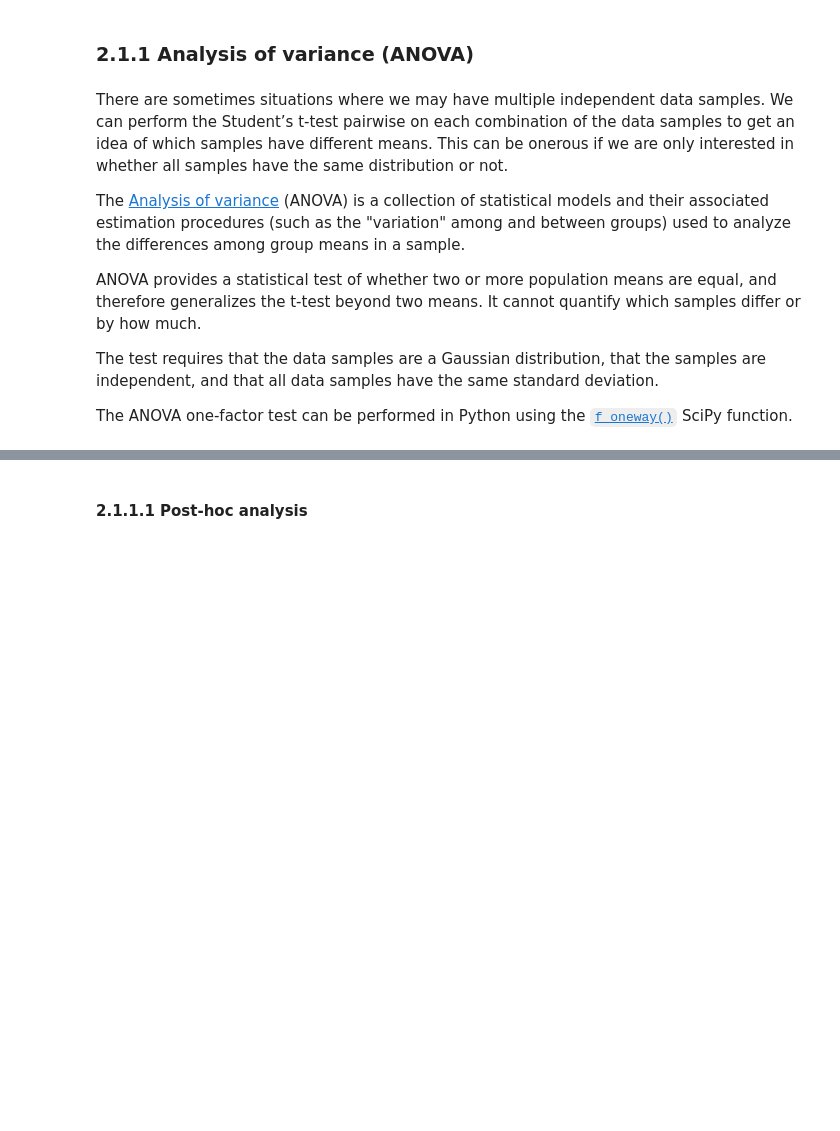
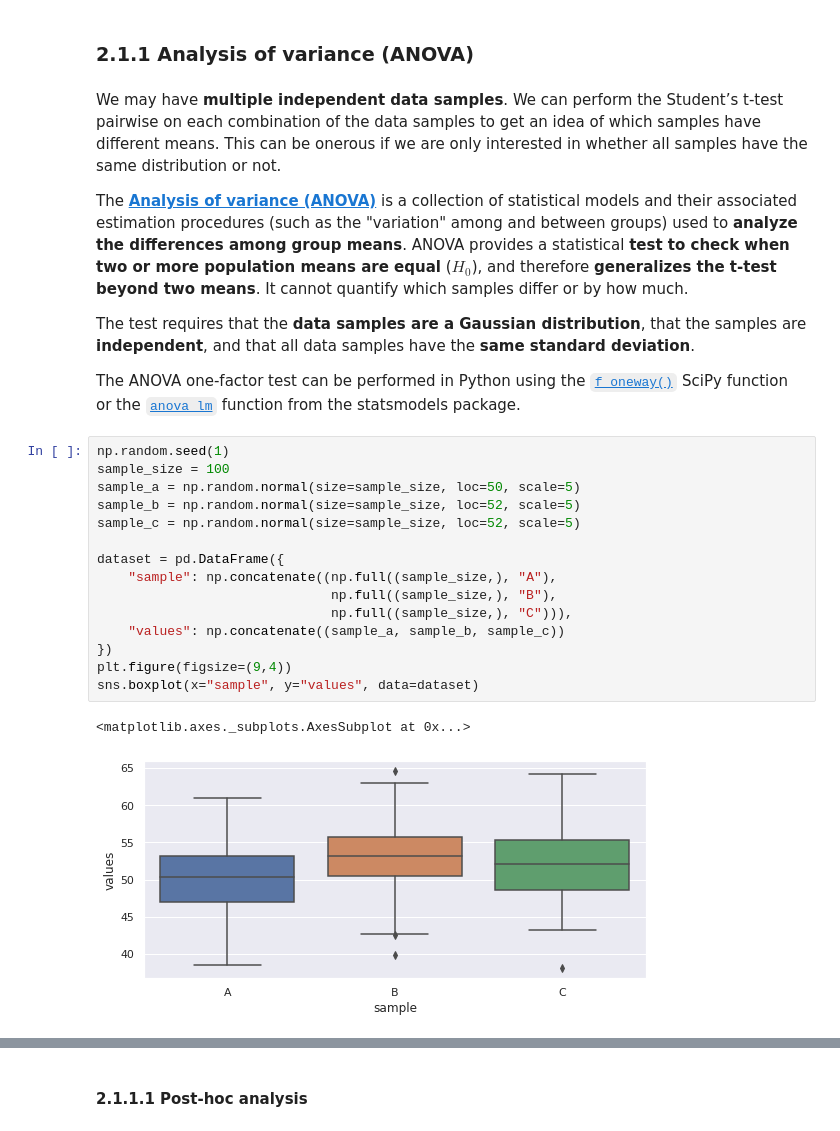
Before and after one commit to victorviro/Design-of-experiments, a Jupyter notebook: Statistical_hypothesis_tests_in_Python.ipynb, the cells around one changed output, grey strips where cells are left out. Drawn from its saved outputs; the diff is of its cells as text; blank space fills up the shorter version.

```diff
--- a/Statistical_hypothesis_tests_in_Python.ipynb
+++ b/Statistical_hypothesis_tests_in_Python.ipynb
@@ -214,12 +247,29 @@ Tables 2.4 and 2.5 summarize the t-test and z-test procedures discussed above fo
 # %% [markdown]
 ### 2.1.1 Analysis of variance (ANOVA) <a name="2.1.1"></a>
 # %% [markdown]
-There are sometimes situations where we may have multiple independent data samples. We can perform the Student’s t-test pairwise on each combination of the data samples to get an idea of which samples have different means. This can be onerous if we are only interested in whether all samples have the same distribution or not.
+We may have **multiple independent data samples**. We can perform the Student’s t-test pairwise on each combination of the data samples to get an idea of which samples have different means. This can be onerous if we are only interested in whether all samples have the same distribution or not.
 
-The [Analysis of variance](https://en.wikipedia.org/wiki/Analysis_of_variance) (ANOVA) is a collection of statistical models and their associated estimation procedures (such as the "variation" among and between groups) used to analyze the differences among group means in a sample.
+The [**Analysis of variance (ANOVA)**](https://en.wikipedia.org/wiki/Analysis_of_variance) is a collection of statistical models and their associated estimation procedures (such as the "variation" among and between groups) used to **analyze the differences among group means**.
+ANOVA provides a statistical **test to check when two or more population means are equal** ($H_0$), and therefore **generalizes the t-test beyond two means**. It cannot quantify which samples differ or by how much.
 
-ANOVA provides a statistical test of whether two or more population means are equal, and therefore generalizes the t-test beyond two means. It cannot quantify which samples differ or by how much.
+The test requires that the **data samples are a Gaussian distribution**, that the samples are **independent**, and that all data samples have the **same standard deviation**.
 
-The test requires that the data samples are a Gaussian distribution, that the samples are independent, and that all data samples have the same standard deviation.
-
-The ANOVA one-factor test can be performed in Python using the [`f_oneway()`](https://docs.scipy.org/doc/scipy/reference/generated/scipy.stats.f_oneway.html) SciPy function.
+The ANOVA one-factor test can be performed in Python using the [`f_oneway()`](https://docs.scipy.org/doc/scipy/reference/generated/scipy.stats.f_oneway.html) SciPy function or the [`anova_lm`](https://www.statsmodels.org/stable/generated/statsmodels.stats.anova.anova_lm.html#statsmodels.stats.anova.anova_lm) function from the statsmodels package.
+# %%
+np.random.seed(1)
+sample_size = 100
+sample_a = np.random.normal(size=sample_size, loc=50, scale=5)
+sample_b = np.random.normal(size=sample_size, loc=52, scale=5)
+sample_c = np.random.normal(size=sample_size, loc=52, scale=5)
+
+dataset = pd.DataFrame({
+    "sample": np.concatenate((np.full((sample_size,), "A"),
+                              np.full((sample_size,), "B"),
+                              np.full((sample_size,), "C"))),
+    "values": np.concatenate((sample_a, sample_b, sample_c))
+})
+plt.figure(figsize=(9,4))
+sns.boxplot(x="sample", y="values", data=dataset)
+# %% [output]
+<matplotlib.axes._subplots.AxesSubplot at 0x...>
+[figure, added]
```
Also changed, not shown: parts of 109 cells of this notebook.
